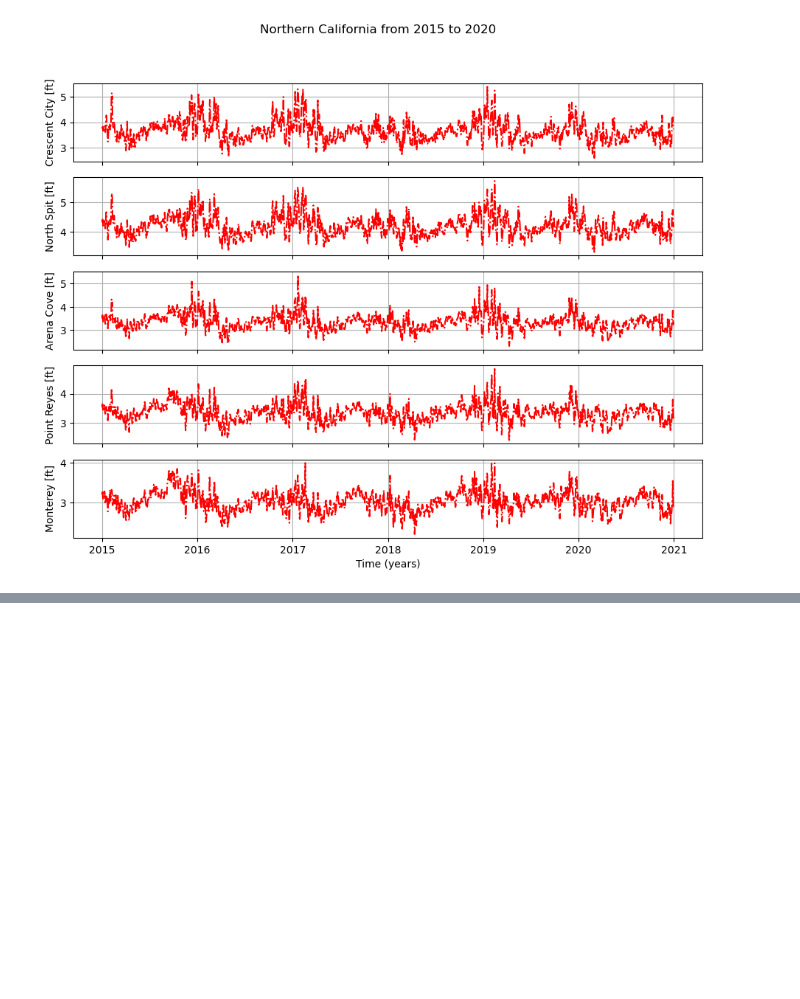
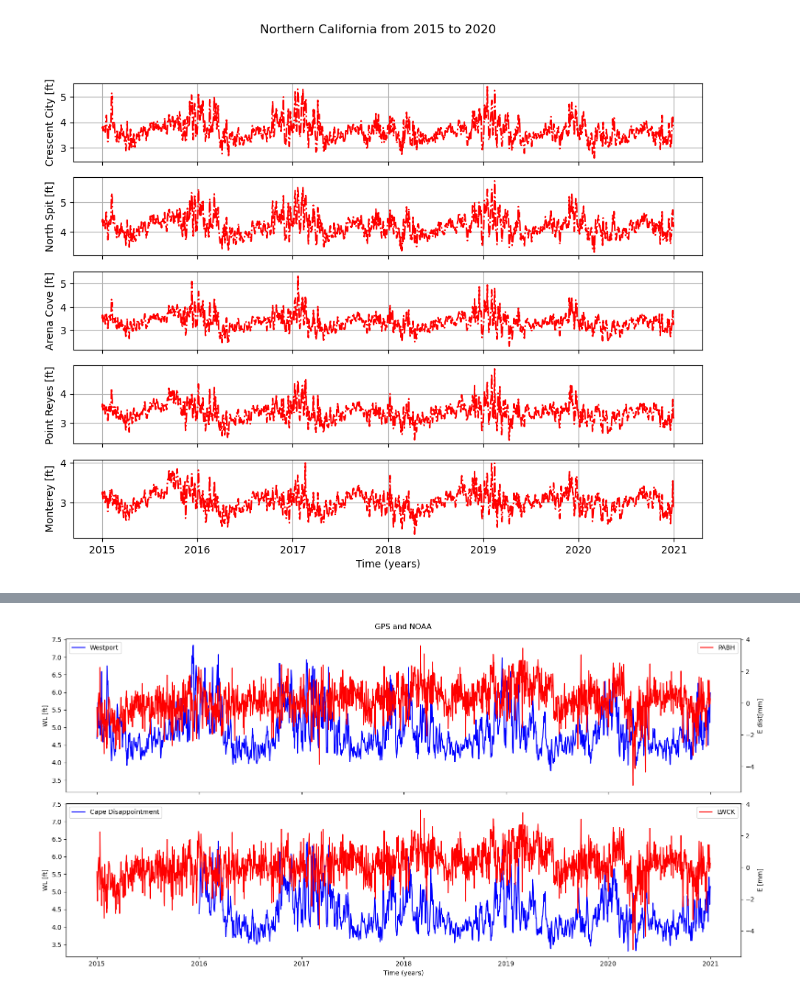
Before and after one commit to Benz-Poobua/Undergrad-Research-2, a Jupyter notebook: GPS-NOAA geodetic-climatic data.ipynb, the cells around one changed output, grey strips where cells are left out. Saved outputs shown, nothing was run; the diff lists cells and outputs as text; code cells hidden in the pictures; blank space fills up the shorter version.

```diff
--- a/GPS-NOAA geodetic-climatic data.ipynb
+++ b/GPS-NOAA geodetic-climatic data.ipynb
@@ -477,0 +600,49 @@ plt.show()
+# %%
+import seaborn as sns
+
+fig, axes = plt.subplots(2, 1, figsize=(16, 8), sharex=True)
+
+fig.suptitle('GPS and NOAA')
+
+# Plot Westport and PABH
+# Westport
+sns.lineplot(data=Westport_2015_2020_resampled, x=Westport_2015_2020_resampled.index, y='Verified (ft)', ax=axes[0], color='blue', label='Westport')
+axes[0].set_ylabel('WL [ft]', color='black')
+
+# PABH
+ax2 = axes[0].twinx()
+sns.lineplot(data=PABH_e_filtered, x=PABH_e_filtered.index, y='RESIDUALS', ax=ax2, color='red', label='PABH')
+ax2.set_ylabel('E dist[mm]', color='black')
+
+axes[0].set_xlabel('Time (years)')
+axes[0].legend(loc='upper left')
+ax2.legend(loc='upper right')
+
+# Plot Cape Disappointment and LWCK
+# Cape Disappointment
+sns.lineplot(data=Cape_Disappointment_2015_2020_resampled, x=Cape_Disappointment_2015_2020_resampled.index, y='Verified (ft)', ax=axes[1], color='blue', label='Cape Disappointment')
+axes[1].set_ylabel('WL [ft]', color='black')
+
+# LWCK
+ax3 = axes[1].twinx()
+# Plot LWCK data
+sns.lineplot(data=PABH_e_filtered, x=PABH_e_filtered.index, y='RESIDUALS', ax=ax3, color='red', label='LWCK')
+ax3.set_ylabel('E [mm]', color='black')
+
+# Set common x-axis label
+axes[1].set_xlabel('Time (years)')
+
+# Normalize y-axes for both left and right sides
+min_y = min(axes[0].get_ylim()[0], axes[1].get_ylim()[0])
+max_y = max(axes[0].get_ylim()[1], axes[1].get_ylim()[1])
+axes[0].set_ylim(min_y, max_y)
+axes[1].set_ylim(min_y, max_y)
+
+# Show legend for both lines
+axes[1].legend(loc='upper left')
+ax3.legend(loc='upper right')
+
+plt.tight_layout()
+plt.show()
+# %% [output]
+[figure, added]
```
Also changed, not shown: parts of 18 cells of this notebook.
